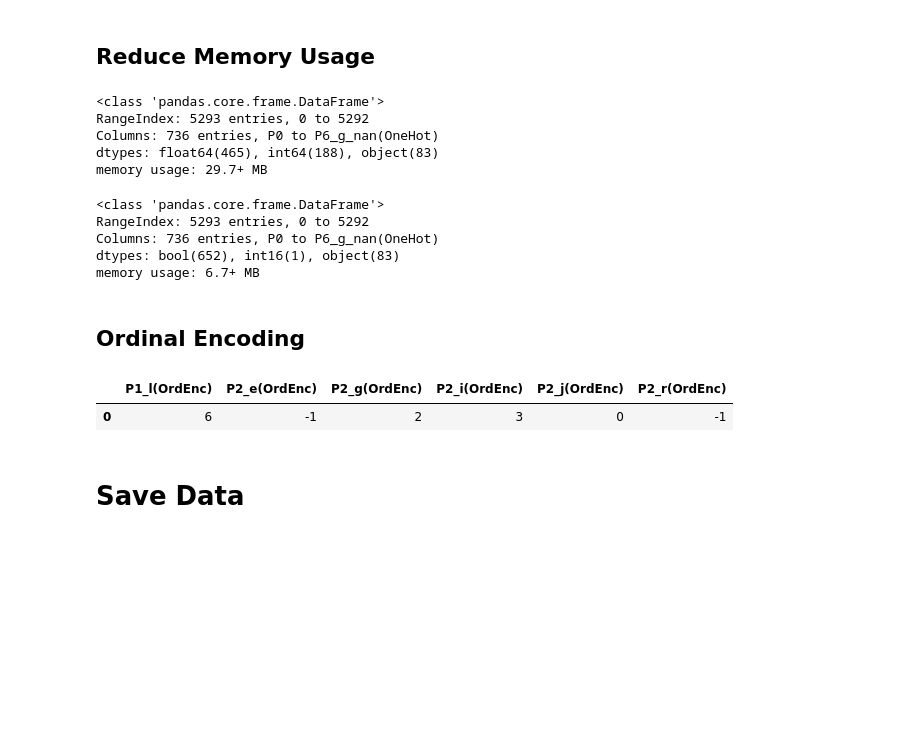
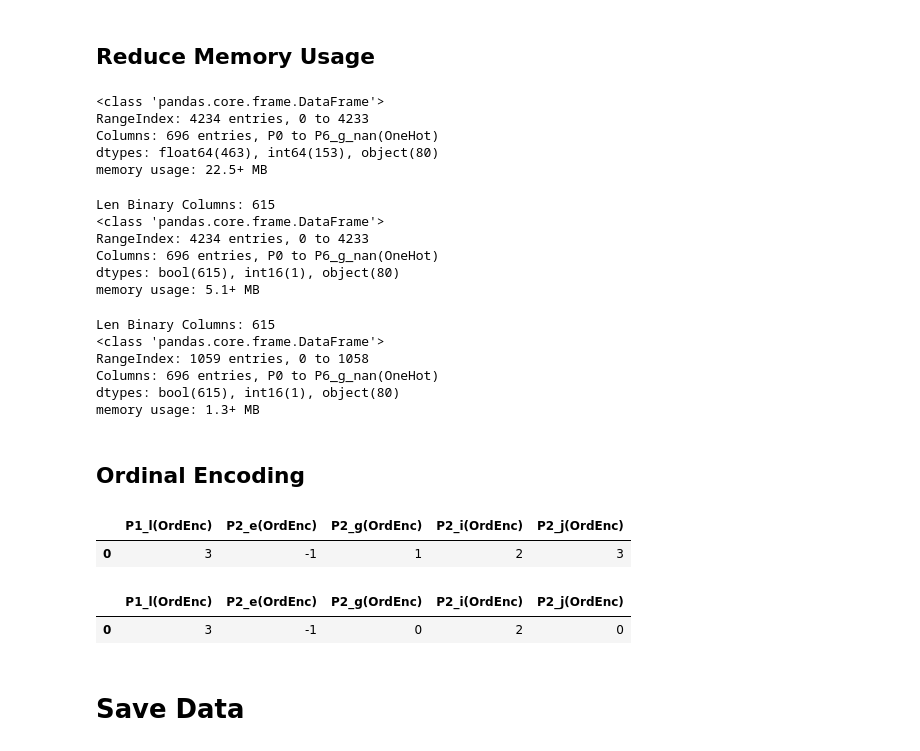
Before and after one commit to VitoriaMathias/mo436_state_of_data, a Jupyter notebook: notebooks/adriel_dataprep.ipynb, the cells around one changed output. Drawn from its saved outputs; the diff is of its cells as text; code cells hidden in the pictures; blank space fills up the shorter version.

Commit message:
split data into train and test

```diff
--- a/notebooks/adriel_dataprep.ipynb
+++ b/notebooks/adriel_dataprep.ipynb
@@ -271,16 +250,22 @@ df_treat[[col for col in df_treat.columns if "(List)" in col or "(FromList)" in
 # Encode Columns
 
 ## One Hot Encoding
+# %%
+# Load split datasets
+train_concat = pd.read_csv("../data/train_concat_regex.csv")
+test_concat = pd.read_csv("../data/test_concat_regex.csv")
 # %%
+# TRAINING DATA
+
 # Transform the columns that do not have alternatives into one hot encoding
 
-ohe = OneHotEncoder(sparse_output=False, handle_unknown='error').set_output(transform="pandas")
+ohe = OneHotEncoder(sparse_output=False, handle_unknown='infrequent_if_exist').set_output(transform="pandas")
 
-ohetransform = ohe.fit_transform(df_treat[cat_cols_without_alternatives])
+ohetransform = ohe.fit_transform(train_concat[cat_cols_without_alternatives])
 
 # Rename all columns to have an (OneHot) identifier
 ohetransform.columns = [col + "(OneHot)" for col in ohetransform.columns]
 
 # Merge the one hot encoding columns with the original dataframe
-df_treat = pd.concat([df_treat, ohetransform], axis=1)
+train_concat = pd.concat([train_concat, ohetransform], axis=1)
 # %%
@@ -292,33 +309,55 @@ df_treat[[col for col in df_treat.columns if "(OneHot)" in col]].head(1)
 # %% [markdown]
 ## Reduce Memory Usage
 # %%
-df_treat.info()
+train_concat.info()
 # %% [output]
 <class 'pandas.core.frame.DataFrame'>
-RangeIndex: 5293 entries, 0 to 5292
-Columns: 736 entries, P0 to P6_g_nan(OneHot)
-dtypes: float64(465), int64(188), object(83)
-memory usage: 29.7+ MB
+RangeIndex: 4234 entries, 0 to 4233
+Columns: 696 entries, P0 to P6_g_nan(OneHot)
+dtypes: float64(463), int64(153), object(80)
+memory usage: 22.5+ MB
 # %%
 # Before doing the ordinal encoding, reduce the memory usage of the dataframe by transforming every numerical column to a binary column
 
-binary_cols = [col for col in df_treat.columns if df_treat[col].dropna().isin([0, 1, 0.0, 1.0]).all()]
+binary_cols = [col for col in train_concat.columns if train_concat[col].dropna().isin([0, 1, 0.0, 1.0]).all()]
 # The len for the binary columns is 652, and the total of float and int types is 653. The missing column is P1_a, which has the age of the person.
 print("Len Binary Columns: " + str(len(binary_cols)))
 
 # Convert binary columns to bool type
-df_treat[binary_cols] = df_treat[binary_cols].astype(bool)
+train_concat[binary_cols] = train_concat[binary_cols].astype(bool)
 
 # For the age of a person, int16 is enough
-df_treat['P1_a'] = df_treat['P1_a'].astype('int16')
+train_concat['P1_a'] = train_concat['P1_a'].astype('int16')
 
-df_treat.info()
+train_concat.info()
 # %% [output]
+Len Binary Columns: 615
 <class 'pandas.core.frame.DataFrame'>
-RangeIndex: 5293 entries, 0 to 5292
-Columns: 736 entries, P0 to P6_g_nan(OneHot)
-dtypes: bool(652), int16(1), object(83)
-memory usage: 6.7+ MB
+RangeIndex: 4234 entries, 0 to 4233
+Columns: 696 entries, P0 to P6_g_nan(OneHot)
+dtypes: bool(615), int16(1), object(80)
+memory usage: 5.1+ MB
+# %%
+# Before doing the ordinal encoding, reduce the memory usage of the dataframe by transforming every numerical column to a binary column
+
+binary_cols = [col for col in test_concat.columns if test_concat[col].dropna().isin([0, 1, 0.0, 1.0]).all()]
+# The len for the binary columns is 652, and the total of float and int types is 653. The missing column is P1_a, which has the age of the person.
+print("Len Binary Columns: " + str(len(binary_cols)))
+
+# Convert binary columns to bool type
+test_concat[binary_cols] = test_concat[binary_cols].astype(bool)
+
+# For the age of a person, int16 is enough
+test_concat['P1_a'] = test_concat['P1_a'].astype('int16')
+
+test_concat.info()
+# %% [output]
+Len Binary Columns: 615
+<class 'pandas.core.frame.DataFrame'>
+RangeIndex: 1059 entries, 0 to 1058
+Columns: 696 entries, P0 to P6_g_nan(OneHot)
+dtypes: bool(615), int16(1), object(80)
+memory usage: 1.3+ MB
 # %% [markdown]
 ## Ordinal Encoding
 # %%
@@ -331,23 +370,23 @@ categories = {
     "P2_e": ["Team Leader/Tech Leader", "Supervisor/Coordenador", "Gerente/Head", "Diretor/VP", "Sócio ou C-level (CEO, CDO, CIO, CTO etc)"],
     "P2_g": ["Júnior", "Pleno", "Sênior"],
     "P2_i": ["Não tenho experiência na área de dados", "Menos de 1 ano", "de 1 a 2 anos", "de 3 a 4 anos", "de 4 a 6 anos", "de 5 a 6 anos", "de 7 a 10 anos", "Mais de 10 anos"],
-    "P2_j": ["Não tive experiência na área de TI/Engenharia de Software antes de começar a trabalhar na área de dados", "Menos de 1 ano", "de 1 a 2 anos", "de 3 a 4 anos", "de 5 a 6 anos", "de 7 a 10 anos", "Mais de 10 anos"],
-    "P2_r": ["Modelo 100% remoto", "Modelo híbrido com dias fixos de trabalho presencial", "Modelo 100% presencial"]
+    "P2_j": ["Não tive experiência na área de TI/Engenharia de Software antes de começar a trabalhar na área de dados", "Menos de 1 ano", "de 1 a 2 anos", "de 3 a 4 anos", "de 5 a 6 anos", "de 7 a 10 anos", "Mais de 10 anos"]
+    # P2_r": ["Modelo 100% remoto", "Modelo híbrido com dias fixos de trabalho presencial", "Modelo 100% presencial"]
 }
 
 # Create the ordinal encoder
 ordinal_encoder = OrdinalEncoder(categories=[categories[col] for col in possible_for_ordering], dtype=np.int8, unknown_value=-1, handle_unknown='use_encoded_value').set_output(transform="pandas")
 
 # Fit and transform the columns
-ordinal_encoder_transform = ordinal_encoder.fit_transform(df_treat[possible_for_ordering])
+ordinal_encoder_transform = ordinal_encoder.fit_transform(train_concat[possible_for_ordering])
 
 # Rename all columns to have an (OrdEnc) identifier
 ordinal_encoder_transform.columns = [col + "(OrdEnc)" for col in ordinal_encoder_transform.columns]
 
 # Merge the one hot encoding columns with the original dataframe
-df_treat = pd.concat([df_treat, ordinal_encoder_transform], axis=1)
+train_concat = pd.concat([train_concat, ordinal_encoder_transform], axis=1)
 # %%
-df_treat[[col for col in df_treat.columns if "(OrdEnc)" in col]].head(1)
+train_concat[[col for col in train_concat.columns if "(OrdEnc)" in col]].head(1)
 # %% [output]
-|  | P1_l(OrdEnc) | P2_e(OrdEnc) | P2_g(OrdEnc) | P2_i(OrdEnc) | P2_j(OrdEnc) | P2_r(OrdEnc) |
-| 0 | 6 | -1 | 2 | 3 | 0 | -1 |
+|  | P1_l(OrdEnc) | P2_e(OrdEnc) | P2_g(OrdEnc) | P2_i(OrdEnc) | P2_j(OrdEnc) |
+| 0 | 3 | -1 | 1 | 2 | 3 |
@@ -354,3 +415,8 @@ df_treat[[col for col in df_treat.columns if "(OrdEnc)" in col]].head(1)
+# %%
+test_concat[[col for col in test_concat.columns if "(OrdEnc)" in col]].head(1)
+# %% [output]
+|  | P1_l(OrdEnc) | P2_e(OrdEnc) | P2_g(OrdEnc) | P2_i(OrdEnc) | P2_j(OrdEnc) |
+| 0 | 3 | -1 | 0 | 2 | 0 |
 # %% [markdown]
 # Save Data
 # %%
```
Also changed, not shown: parts of 15 cells of this notebook, 5 other files.
